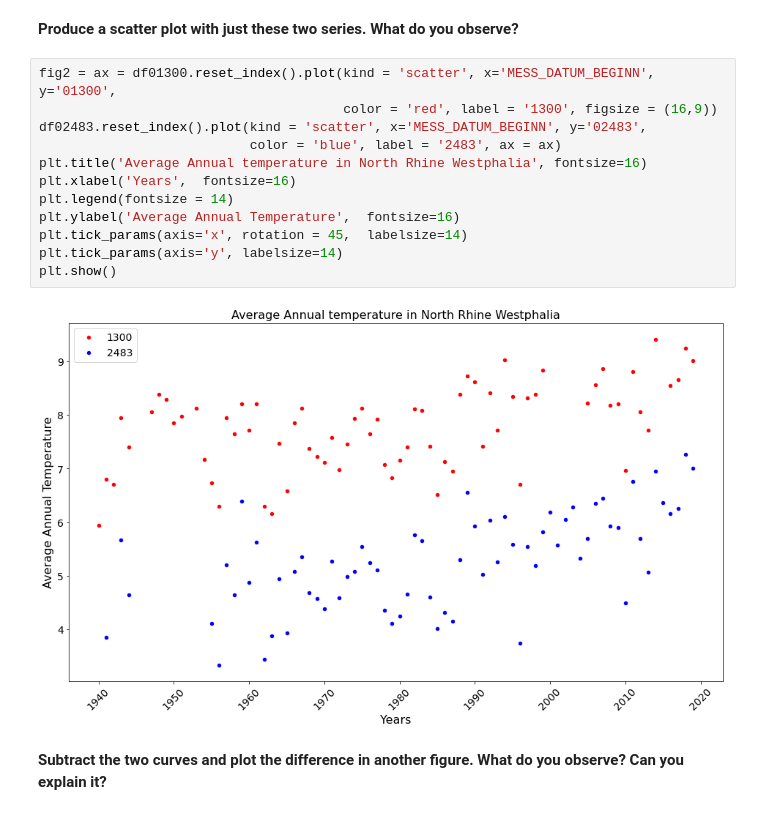
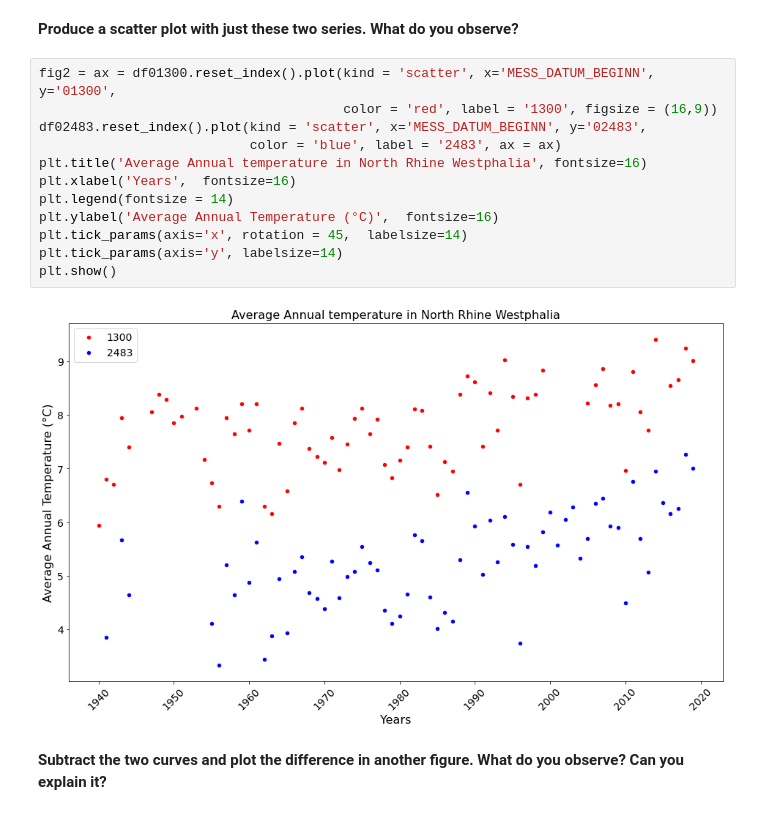
Before and after one commit to ziadhelou1/EE_2.06_SciProg_SS2021_Exam_Group_2H, a Jupyter notebook: Task02/Task02_Temperature.ipynb, the cells around one changed output. Cells and saved outputs as stored; diff of their text form.

```diff
--- a/Task02/Task02_Temperature.ipynb
+++ b/Task02/Task02_Temperature.ipynb
@@ -413,17 +411,17 @@ plt.show()
 # %%
 fig2 = ax = df01300.reset_index().plot(kind = 'scatter', x='MESS_DATUM_BEGINN', y='01300',
                                        color = 'red', label = '1300', figsize = (16,9))
 df02483.reset_index().plot(kind = 'scatter', x='MESS_DATUM_BEGINN', y='02483',
                            color = 'blue', label = '2483', ax = ax)
 plt.title('Average Annual temperature in North Rhine Westphalia', fontsize=16)
 plt.xlabel('Years',  fontsize=16)
 plt.legend(fontsize = 14)
-plt.ylabel('Average Annual Temperature',  fontsize=16)
+plt.ylabel('Average Annual Temperature (°C)',  fontsize=16)
 plt.tick_params(axis='x', rotation = 45,  labelsize=14)
 plt.tick_params(axis='y', labelsize=14)
 plt.show()
 # %% [output]
-[figure, old version]
+[figure, new version]
 # %% [markdown]
 **Subtract the two curves and plot the difference in another figure. What do you observe? Can you explain it?**
 # %%
```
Also changed, not shown: parts of 8 cells of this notebook.
